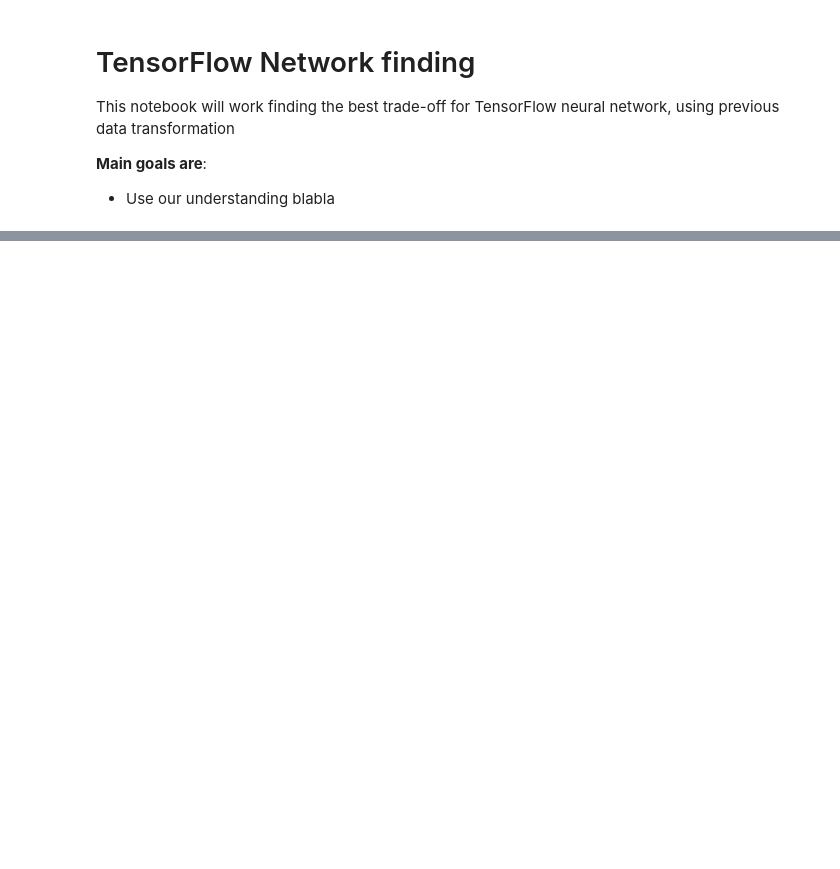
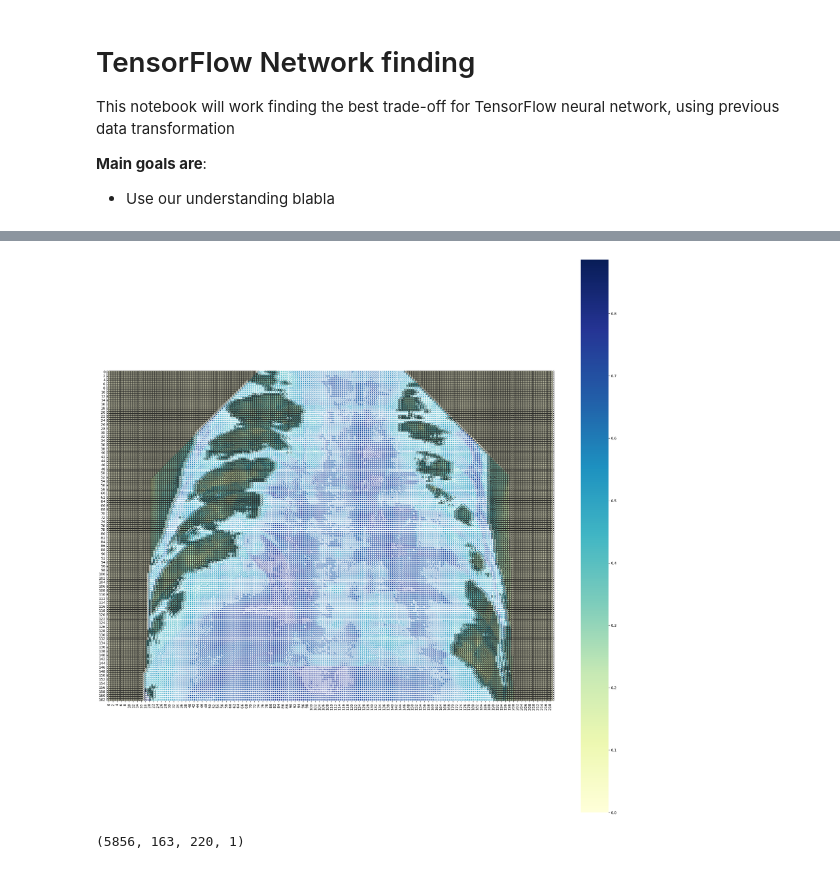
Before and after one commit to lucas066001/IllnessRecognition, a Jupyter notebook: app/dl/tensorflowNetworkFinding.ipynb, the cells around one changed output, grey strips where cells are left out. Drawn from its saved outputs; the diff is of its cells as text; code cells hidden in the pictures; blank space fills up the shorter version.

```diff
--- a/app/dl/tensorflowNetworkFinding.ipynb
+++ b/app/dl/tensorflowNetworkFinding.ipynb
@@ -24,16 +26,23 @@ dataset = retreiveDatasetFromCsv()
 dataset = dataset.sample(frac=1, random_state=42)
 # %%
 pipeline = Pipeline([
-    ('flatten_tr', FlattenTransformer()),
     ('non_zero_tr', NonZeroTransformer()),
     ('mask_tr', MaskSeuilTransformer(strategy="combined")),
-    ('dimension_tr', DimensionTransformer()),
     ('minmax', MinMaxScaler())
-    ],)
+    ])
 # %%
 # Fit and transform data
 X = pipeline.fit_transform(dataset["pixel_value"])
 y = np.array(list(dataset["class"]))
+# %%
+import copy
+
+# Make a copy of the list
+y_simpler = copy.deepcopy(y)
+y_simpler[y_simpler == 2] = 1
+np.unique(y_simpler)
+
+y = y_simpler
 # %%
 print(X.shape)
 print(y.shape)
@@ -64,0 +70,20 @@ def dense_block(units, dropout_rate, inputs):
+# %%
+# Using a nice ploting lib
+import matplotlib.pyplot as plt
+
+import seaborn as sns
+
+image = X[0].reshape(163,220)
+label = y[0]
+
+f, ax = plt.subplots(figsize=(28, 28))
+sns.heatmap(image, annot=True, fmt='.1f', square=True, cmap="YlGnBu")
+plt.show()
+
+# Bellow we can have a closer view to what the computer will use as data
+# %% [output]
+[figure, added]
+# %%
+X_reshaped.shape
+# %% [output]
+(5856, 163, 220, 1)
```
Also changed, not shown: parts of 12 cells of this notebook, 1 other file.
